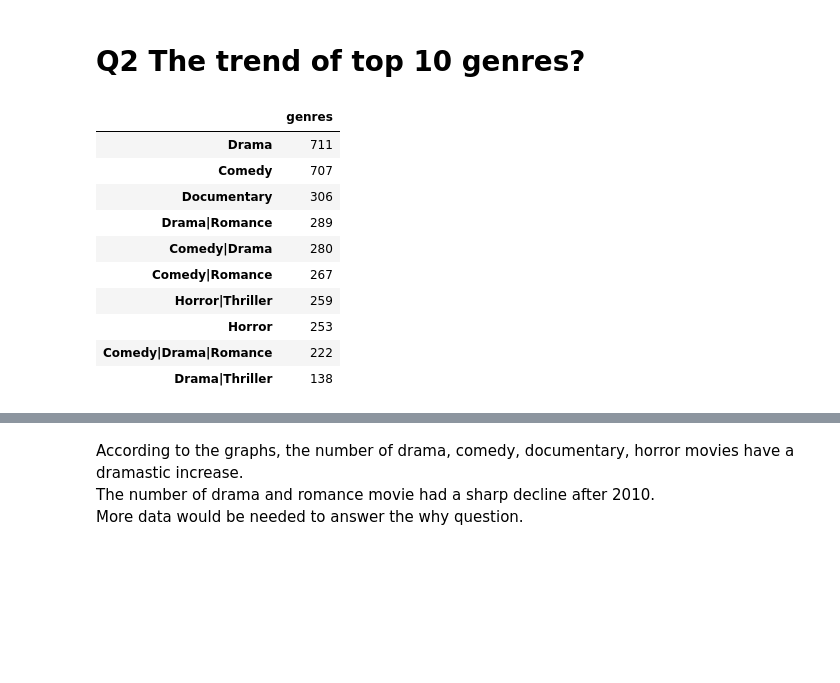
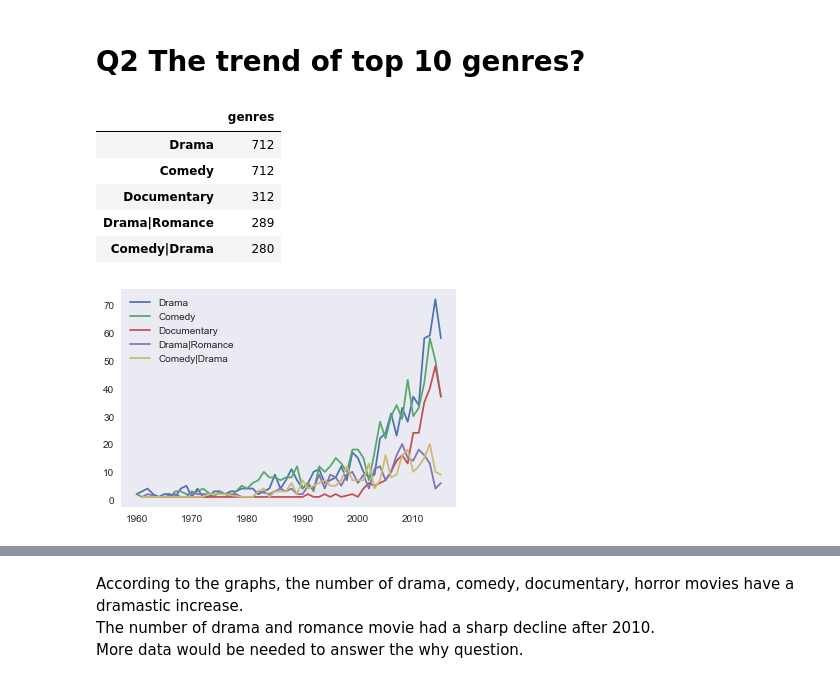
Before and after one commit to Noah-Zheng/TMDB, a Jupyter notebook: TMDB Project.ipynb, the cells around one changed output, grey strips where cells are left out. Cells and saved outputs as stored; diff of their text form; code cells hidden in the pictures; blank space fills up the shorter version.

Commit message:
put trend of top 10 genres in one figure

```diff
--- a/TMDB Project.ipynb
+++ b/TMDB Project.ipynb
@@ -264,30 +260,30 @@ top_5_movies(df)
 # %% [markdown]
 # Q2 The trend of top 10 genres?
 # %%
-#choose top 10 genres based on counts
-df_genres = df.genres.value_counts().to_frame().head(10)
+#choose top 5 genres based on counts
+df_genres = df.genres.value_counts().to_frame().head(5)
 df_genres
 # %% [output]
 |  | genres |
-| Drama | 711 |
-| Comedy | 707 |
-| Documentary | 306 |
+| Drama | 712 |
+| Comedy | 712 |
+| Documentary | 312 |
 | Drama|Romance | 289 |
 | Comedy|Drama | 280 |
-| Comedy|Romance | 267 |
-| Horror|Thriller | 259 |
-| Horror | 253 |
-| Comedy|Drama|Romance | 222 |
-| Drama|Thriller | 138 |
 # %%
 #display the line chart of the top 10 genres
 def trend(df):
+    data = []
     for genre in df_genres.index.tolist():
         #display(genre)
         df1 = df[df.genres==genre].groupby(['release_year']).count()[['genres']]
-        plt.plot(df1.index, df1['genres'])
-        #plt.xticks(df1.index)
-        plt.xlabel('Year')
-        plt.ylabel('Counts')
-        plt.title('{} Movie Trend'.format(genre))
-        plt.show()
+        data.append((df1, genre))
+    #return data
+    f, ax = plt.subplots()
+    for n in data:
+        plt.plot(n[0], label=n[1])
+    plt.legend()
+
+trend(df)
+# %% [output]
+[figure, added]
```
Also changed, not shown: parts of 2 cells of this notebook.
